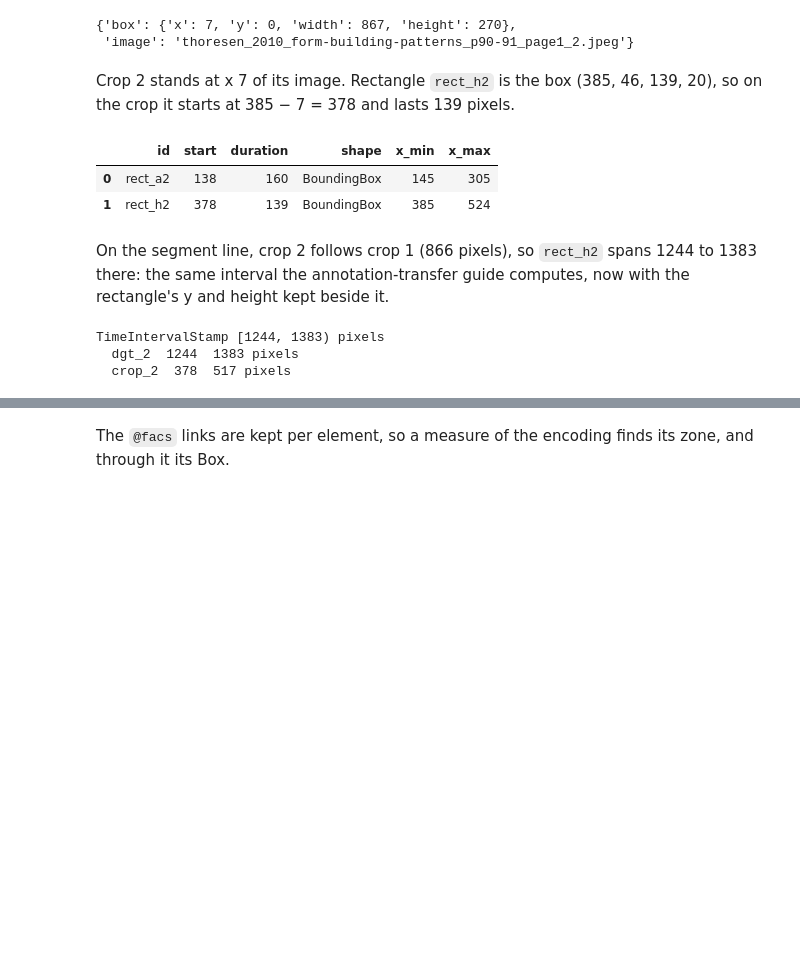
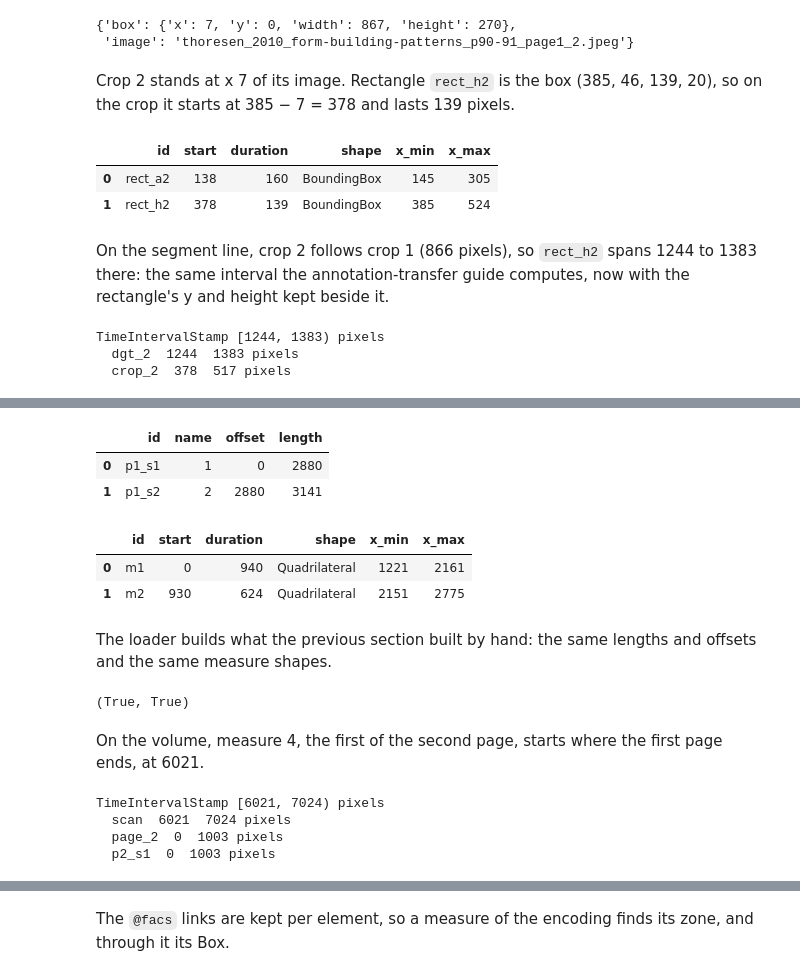
Before and after one commit to TimeToAlign/TimeToAlign, a Jupyter notebook: docs/page/howto/how01_graphical_boxes.ipynb, the cells around one changed output, grey strips where cells are left out. Drawn from its saved outputs; the diff is of its cells as text; code cells hidden in the pictures; blank space fills up the shorter version.

```diff
--- a/docs/page/howto/how01_graphical_boxes.ipynb
+++ b/docs/page/howto/how01_graphical_boxes.ipynb
@@ -56,6 +64,7 @@ from timetoalign import (
     MeiFacsimileLoader,
     Quadrilateral,
 )
+from timetoalign.loader.graphical import TimeAxisPath
 from timetoalign.testdata import ensure_data
 from timetoalign.timelines import SegmentLine
 
@@ -103,6 +112,21 @@ def box_table(timeline):
     )
 
 
+def segment_table(line):
+    """One row per timeline a page or a volume is built of, in reading order."""
+    return pd.DataFrame(
+        [
+            {
+                "id": child_id,
+                "name": line.get_child(child_id).name,
+                "offset": line.get_child_offset(child_id).value,
+                "length": line.get_child(child_id).length.value,
+            }
+            for child_id in line.list_children()
+        ]
+    )
+
+
 def write(name, text):
     """Write a source file into the temporary directory."""
     (FILES / name).write_text(text, encoding="utf-8")
@@ -544,0 +539,9 @@ box_table(chorale)
+# %%
+scan = dmos.create_timeline(
+    uid="scan",
+    name="Gallica bpt6k11620688",
+    page_ids="page_{page}",
+    accolade_ids="p{page}_s{accolade}",
+    box_ids="m{n}",
+)
+scan
@@ -544,0 +554,7 @@ box_table(chorale)
+# %%
+dmos_page = scan.get_child("page_1")
+{
+    "volume": scan.meta,
+    "page": dmos_page.meta,
+    "accolade": dmos_page.get_child("p1_s2").meta,
+}
@@ -544,0 +569,35 @@ box_table(chorale)
+# %%
+segment_table(dmos_page)
+# %% [output]
+|  | id | name | offset | length |
+| 0 | p1_s1 | 1 | 0 | 2880 |
+| 1 | p1_s2 | 2 | 2880 | 3141 |
+# %%
+box_table(dmos_page.get_child("p1_s1"))
+# %% [output]
+|  | id | start | duration | shape | x_min | x_max |
+| 0 | m1 | 0 | 940 | Quadrilateral | 1221 | 2161 |
+| 1 | m2 | 930 | 624 | Quadrilateral | 2151 | 2775 |
+# %% [markdown]
+The loader builds what the previous section built by hand: the same
+lengths and offsets and the same measure shapes.
+# %%
+(
+    segment_table(dmos_page)[["offset", "length"]].equals(
+        segment_table(page)[["offset", "length"]]
+    ),
+    [box["shape"] for box in boxes(dmos_page.get_child("p1_s1"))]
+    == [box["shape"] for box in boxes(system_1)],
+)
+# %% [output]
+(True, True)
+# %% [markdown]
+On the volume, measure 4, the first of the second page, starts where the
+first page ends, at 6021.
+# %%
+print(scan.get_timestamp_for("m4"))
+# %% [output]
+TimeIntervalStamp [6021, 7024) pixels
+  scan  6021  7024 pixels
+  page_2  0  1003 pixels
+  p2_s1  0  1003 pixels
```
Also changed, not shown: parts of 79 cells of this notebook, 11 other files.
